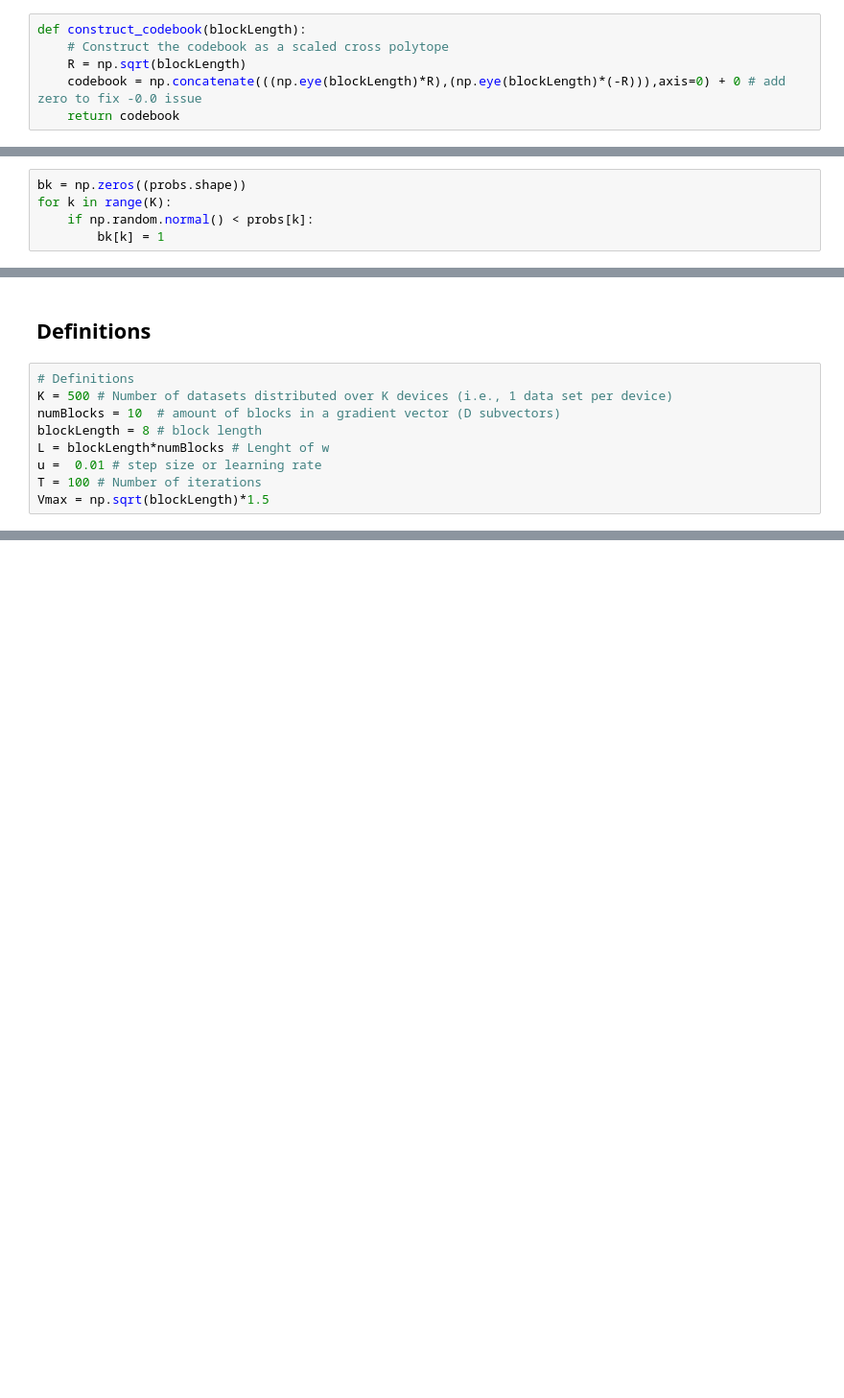
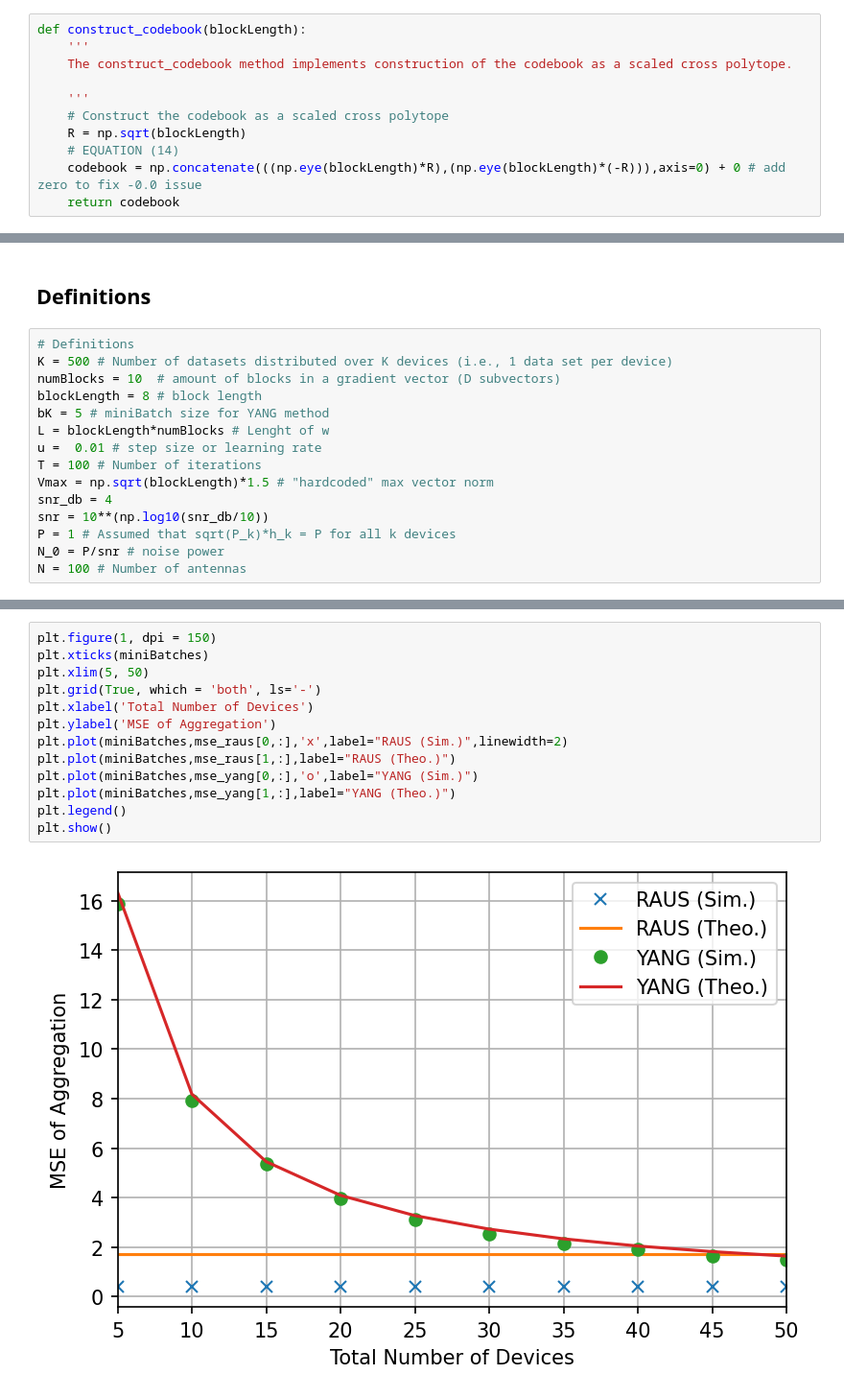
Before and after one commit to mvalentesilva/raus_reproduction, a Jupyter notebook: RAUS.ipynb, the cells around one changed output, grey strips where cells are left out. Shown at 96% size. Cells and saved outputs as stored; diff of their text form; blank space fills up the shorter version.

```diff
--- a/RAUS.ipynb
+++ b/RAUS.ipynb
@@ -18,8 +16,13 @@ $$ \cal{C}_{cp} = \{ \pm \textrm{R}e_l : \{1,...,\textrm{L}\}\} $$
 with $ R = \sqrt{L} $, with $L$ being the block length.
 # %%
 def construct_codebook(blockLength):
+    '''
+    The construct_codebook method implements construction of the codebook as a scaled cross polytope.
+
+    '''
     # Construct the codebook as a scaled cross polytope
     R = np.sqrt(blockLength)
+    # EQUATION (14)
     codebook = np.concatenate(((np.eye(blockLength)*R),(np.eye(blockLength)*(-R))),axis=0) + 0 # add zero to fix -0.0 issue
     return codebook
 # %%
@@ -136,5 +112,0 @@ NameError: name 'block' is not defined
-# %%
-bk = np.zeros((probs.shape))
-for k in range(K):
-    if np.random.normal() < probs[k]:
-        bk[k] = 1
@@ -205,7 +147,13 @@ n = np.random.normal(0,P/snr,codebook.shape[0])
 K = 500 # Number of datasets distributed over K devices (i.e., 1 data set per device)
 numBlocks = 10  # amount of blocks in a gradient vector (D subvectors)
 blockLength = 8 # block length
+bK = 5 # miniBatch size for YANG method
 L = blockLength*numBlocks # Lenght of w
 u =  0.01 # step size or learning rate
 T = 100 # Number of iterations
-Vmax = np.sqrt(blockLength)*1.5
+Vmax = np.sqrt(blockLength)*1.5 # "hardcoded" max vector norm
+snr_db = 4
+snr = 10**(np.log10(snr_db/10))
+P = 1 # Assumed that sqrt(P_k)*h_k = P for all k devices
+N_0 = P/snr # noise power
+N = 100 # Number of antennas
@@ -213,0 +211,15 @@ Vmax = np.sqrt(blockLength)*1.5
+# %%
+plt.figure(1, dpi = 150)
+plt.xticks(miniBatches)
+plt.xlim(5, 50)
+plt.grid(True, which = 'both', ls='-')
+plt.xlabel('Total Number of Devices')
+plt.ylabel('MSE of Aggregation')
+plt.plot(miniBatches,mse_raus[0,:],'x',label="RAUS (Sim.)",linewidth=2)
+plt.plot(miniBatches,mse_raus[1,:],label="RAUS (Theo.)")
+plt.plot(miniBatches,mse_yang[0,:],'o',label="YANG (Sim.)")
+plt.plot(miniBatches,mse_yang[1,:],label="YANG (Theo.)")
+plt.legend()
+plt.show()
+# %% [output]
+[figure, added]
```
Also changed, not shown: parts of 36 cells of this notebook.
